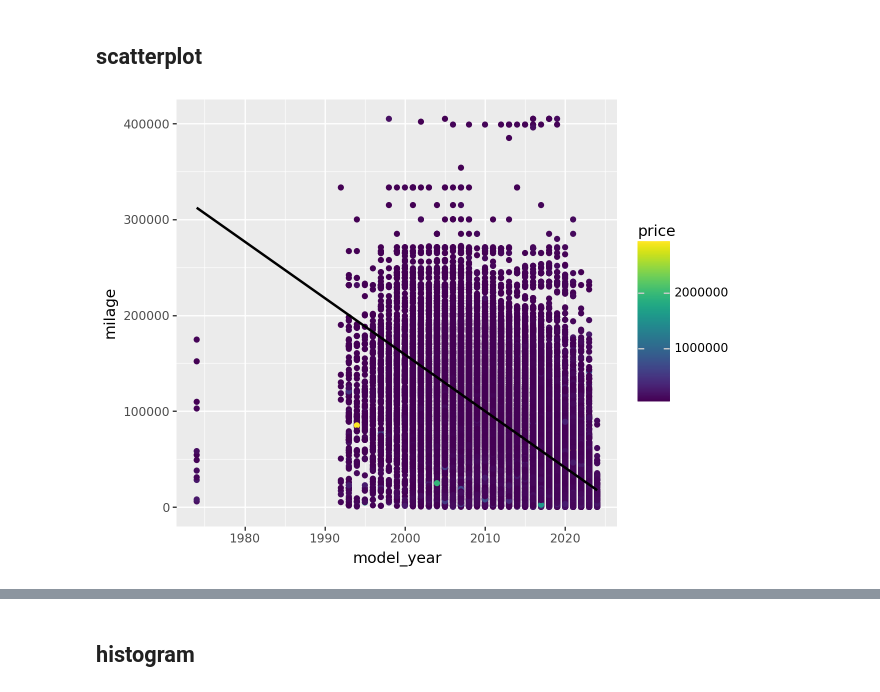
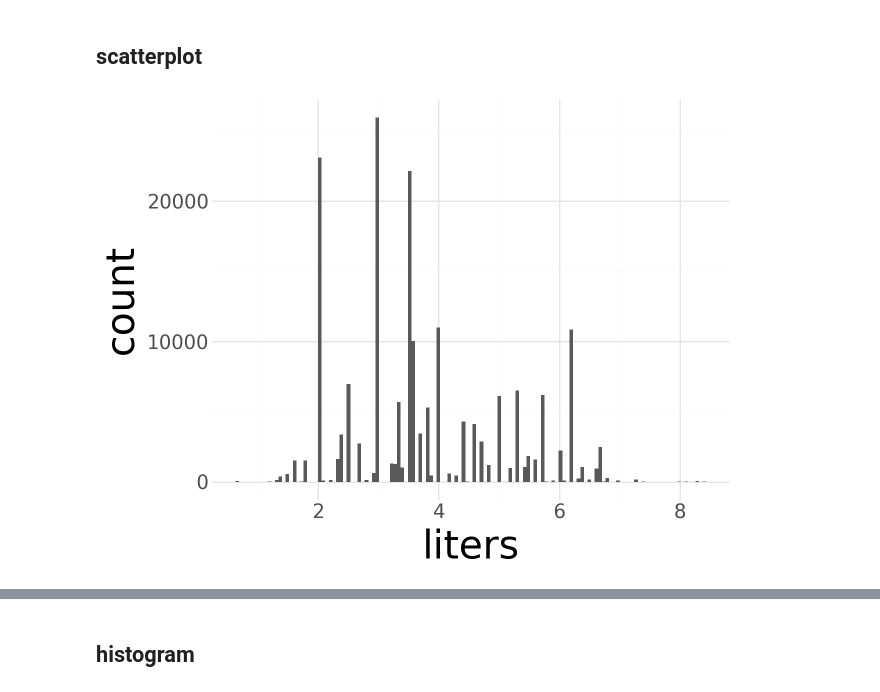
Before and after one commit to lamkilian/used_car_prices, a Jupyter notebook: visualization.ipynb, the cells around one changed output, grey strips where cells are left out. Cells and saved outputs as stored; diff of their text form; code cells hidden in the pictures.

```diff
--- a/visualization.ipynb
+++ b/visualization.ipynb
@@ -6,7 +6,7 @@ import numpy as np
 import plotnine as p9
 import matplotlib.pyplot as plt
 # %%
-data = pd.read_csv('data/train.csv')
+data = pd.read_csv('data_final.csv')
 # %%
 data.head()
 # %% [output]
@@ -18,0 +82,11 @@ data.head()
+# %%
+column_name = 'clean_title'
+
+# Define the mapping dictionary
+mapping = {
+    0: "no clean title",
+    1: "clean title"
+}
+
+# Apply the replacement directly to the column
+useful_data[column_name] = useful_data[column_name].replace(mapping)
@@ -26,6 +114,18 @@ plt.show()
 [figure]
 # %% [markdown]
 # plotnine plots
+# %%
+my_theme = (
+    p9.theme_minimal() +
+    p9.theme(
+        # General text size
+        text=p9.element_text(size=14),
+
+        # Specific Axis Title sizes
+        axis_title_x=p9.element_text(size=28),
+        axis_title_y=p9.element_text(size=28)
+    )
+)
 # %% [markdown]
 ## boxplot
 # %%
@@ -69,10 +184,21 @@ p9.ggplot(
 ## scatterplot
 # %%
 # scatterplot
-(
-    p9.ggplot(data, mapping = p9.aes(x='model_year', y='milage', color='price'))
-    + p9.geom_point() +
-    p9.geom_smooth(method = 'lm')
+p = (
+    p9.ggplot(useful_data, mapping = p9.aes(x="liters"))
+    # + p9.geom_point(size=0.2, position="jitter")
+    # + p9.geom_boxplot()
+    # + p9.geom_bar()
+    + p9.geom_histogram()
+    + my_theme
+    # + p9.theme(axis_text_x=p9.element_text(rotation=45, hjust=1))
+
+    + p9.lims(
+        # x=(0, 150000),
+        # y=(0, 100000)
+    )
+    # + p9.labs(x="cylinders")
 )
+p.show()
 # %% [output]
-[figure, old version]
+[figure, new version]
```
Also changed, not shown: parts of 15 cells of this notebook, 1 other file.
